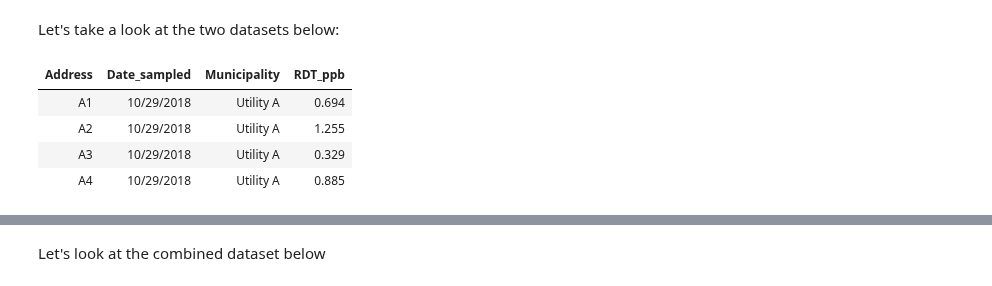
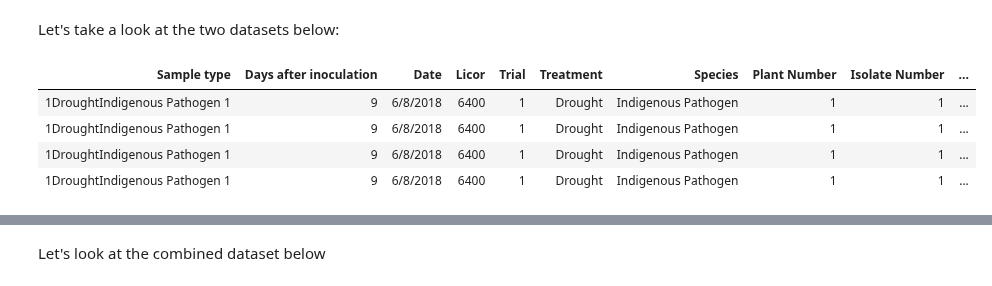
Before and after one commit to Diego-Ibarra/biol3782, a Jupyter notebook: week5/advanced_data_manipulation - JL edited version.ipynb, the cells around one changed output, grey strips where cells are left out. Cells and saved outputs as stored; diff of their text form; code cells hidden in the pictures.

```diff
--- a/week5/advanced_data_manipulation - JL edited version.ipynb
+++ b/week5/advanced_data_manipulation - JL edited version.ipynb
@@ -63,0 +84,4 @@ compliance <- read_csv("Nova Scotia Drinking water lead compliance sampling data
+# %%
+photosynthesis <- read_csv("Silver Tree Study photosynthetis.csv")
+
+conductivity <- read_csv("Silver tree study conductance.csv")
@@ -64,12 +106,12 @@ compliance <- read_csv("Nova Scotia Drinking water lead compliance sampling data
 # %% [markdown]
 Let's take a look at the two datasets below:
 # %%
-survey  %>%
+photosynthesis  %>%
 head(4)
 # %% [output]
-| Address | Date_sampled | Municipality | RDT_ppb |
-| A1 | 10/29/2018 | Utility A | 0.694 |
-| A2 | 10/29/2018 | Utility A | 1.255 |
-| A3 | 10/29/2018 | Utility A | 0.329 |
-| A4 | 10/29/2018 | Utility A | 0.885 |
+| Sample type | Days after inoculation | Date | Licor | Trial | Treatment | Species | Plant Number | Isolate Number | ... |
+| 1DroughtIndigenous Pathogen 1 | 9 | 6/8/2018 | 6400 | 1 | Drought | Indigenous Pathogen | 1 | 1 | ... |
+| 1DroughtIndigenous Pathogen 1 | 9 | 6/8/2018 | 6400 | 1 | Drought | Indigenous Pathogen | 1 | 1 | ... |
+| 1DroughtIndigenous Pathogen 1 | 9 | 6/8/2018 | 6400 | 1 | Drought | Indigenous Pathogen | 1 | 1 | ... |
+| 1DroughtIndigenous Pathogen 1 | 9 | 6/8/2018 | 6400 | 1 | Drought | Indigenous Pathogen | 1 | 1 | ... |
 # %%
```
Also changed, not shown: parts of 132 cells of this notebook, 8 other files.
